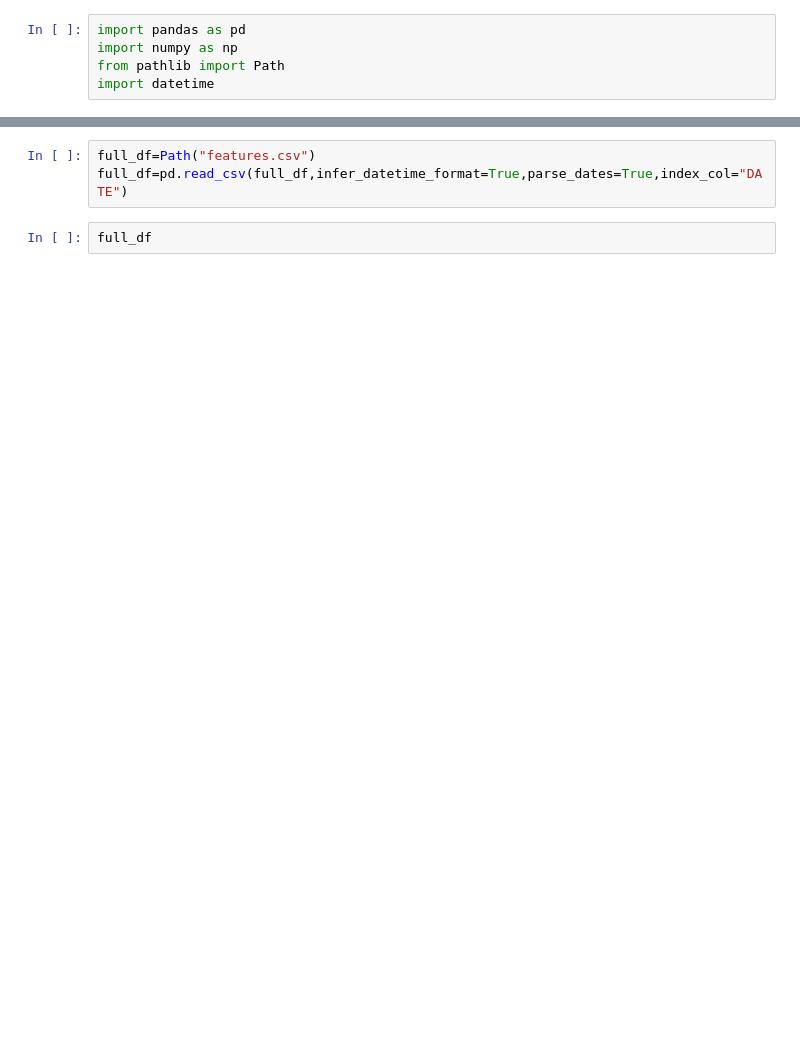
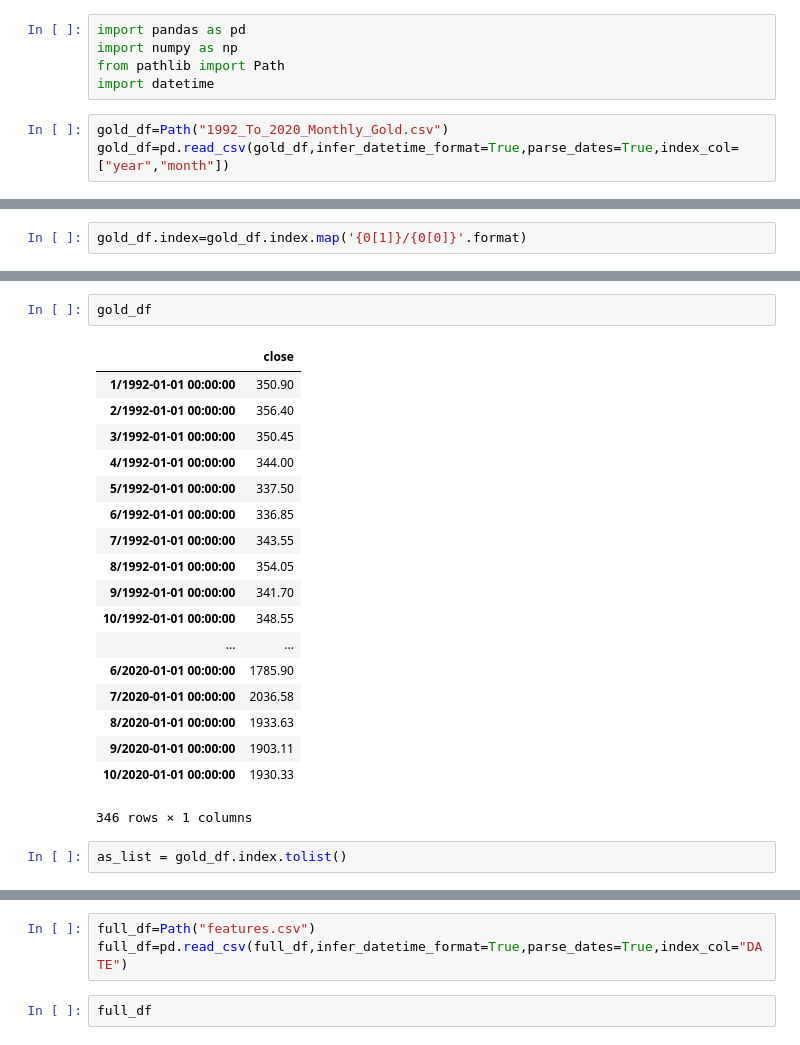
Before and after one commit to junaidqamer/HolidaySales, a Jupyter notebook: DataSets/Untitled.ipynb, the cells around one changed output, grey strips where cells are left out. Saved outputs shown, nothing was run; the diff lists cells and outputs as text; blank space fills up the shorter version.

```diff
--- a/DataSets/Untitled.ipynb
+++ b/DataSets/Untitled.ipynb
@@ -3,3 +3,6 @@ import pandas as pd
 import numpy as np
 from pathlib import Path
 import datetime
+# %%
+gold_df=Path("1992_To_2020_Monthly_Gold.csv")
+gold_df=pd.read_csv(gold_df,infer_datetime_format=True,parse_dates=True,index_col=["year","month"])
@@ -5,0 +22,2 @@ import datetime
+# %%
+gold_df.index=gold_df.index.map('{0[1]}/{0[0]}'.format)
@@ -5,0 +39,23 @@ import datetime
+# %%
+gold_df
+# %% [output]
+|  | close |
+| 1/1992-01-01 00:00:00 | 350.90 |
+| 2/1992-01-01 00:00:00 | 356.40 |
+| 3/1992-01-01 00:00:00 | 350.45 |
+| 4/1992-01-01 00:00:00 | 344.00 |
+| 5/1992-01-01 00:00:00 | 337.50 |
+| 6/1992-01-01 00:00:00 | 336.85 |
+| 7/1992-01-01 00:00:00 | 343.55 |
+| 8/1992-01-01 00:00:00 | 354.05 |
+| 9/1992-01-01 00:00:00 | 341.70 |
+| 10/1992-01-01 00:00:00 | 348.55 |
+| ... | ... |
+| 6/2020-01-01 00:00:00 | 1785.90 |
+| 7/2020-01-01 00:00:00 | 2036.58 |
+| 8/2020-01-01 00:00:00 | 1933.63 |
+| 9/2020-01-01 00:00:00 | 1903.11 |
+| 10/2020-01-01 00:00:00 | 1930.33 |
+346 rows × 1 columns
+# %%
+as_list = gold_df.index.tolist()
```
Also changed, not shown: parts of 5 cells of this notebook, 1 other file.
